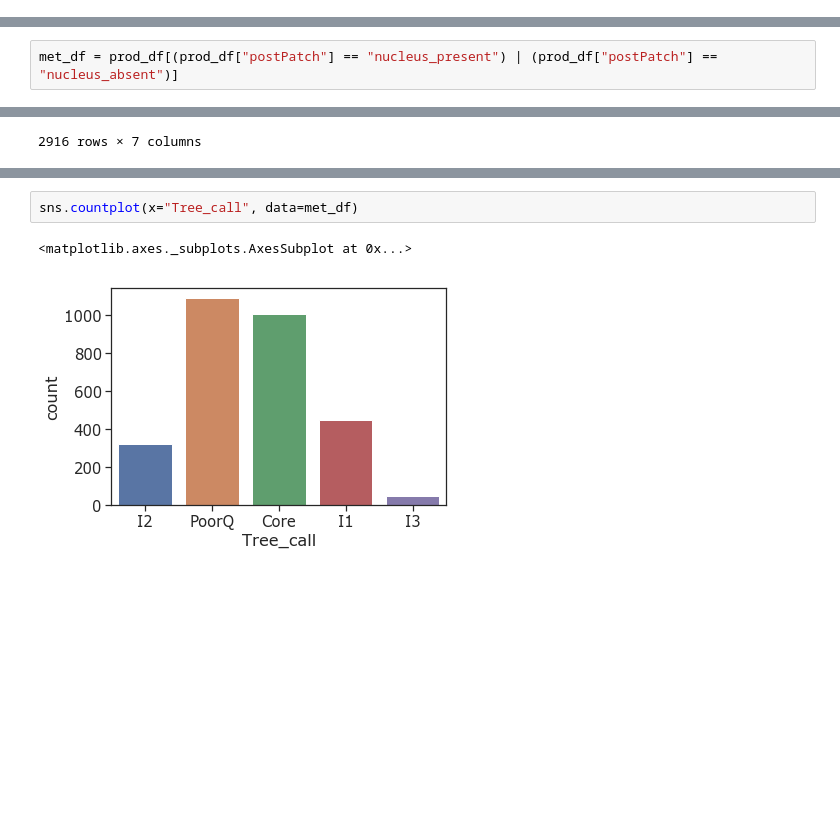
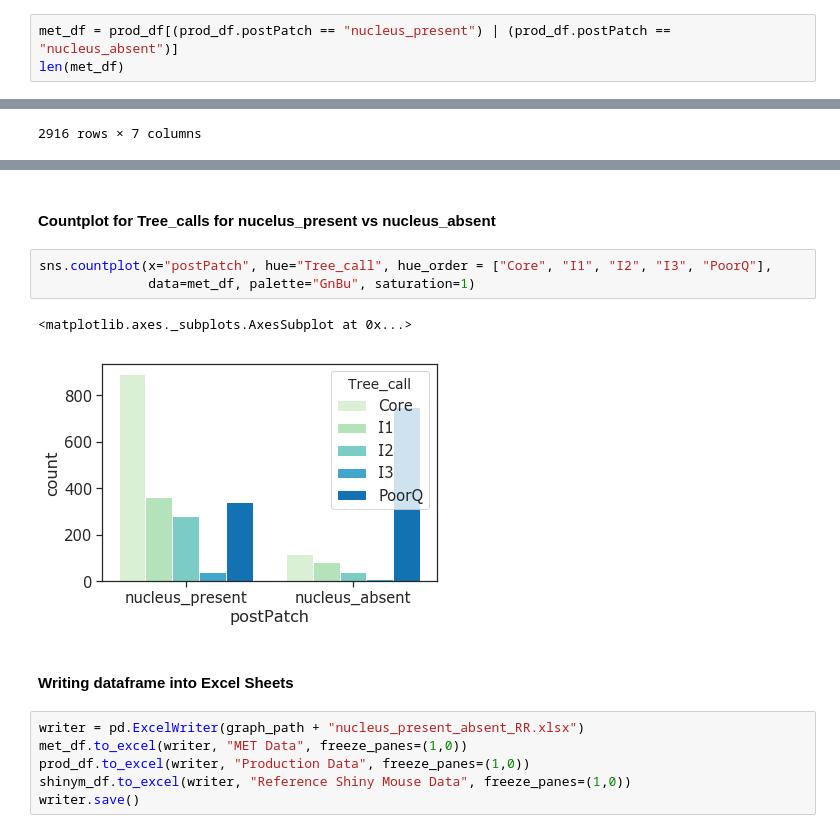
Before and after one commit to ramr24/Personal, a Jupyter notebook: ivscc_paper/template.ipynb, the cells around one changed output, grey strips where cells are left out. Drawn from its saved outputs; the diff is of its cells as text; blank space fills up the shorter version.

Commit message:
finished nuc graphs

```diff
--- a/ivscc_paper/template.ipynb
+++ b/ivscc_paper/template.ipynb
@@ -69,0 +74,3 @@ len(prod_df)
+# %%
+met_df = prod_df[(prod_df.postPatch == "nucleus_present") | (prod_df.postPatch == "nucleus_absent")]
+len(met_df)
@@ -76,2 +100,0 @@ array(['Nucleated', 'Partial-Nucleus', 'No-Seal', 'Entire-Cell',
-# %%
-met_df = prod_df[(prod_df["postPatch"] == "nucleus_present") | (prod_df["postPatch"] == "nucleus_absent")]
@@ -125,5 +206,16 @@ vioplt("Genes.Detected.CPM", "Number of genes", met_df)
+# %% [markdown]
+#### Countplot for Tree_calls for nucelus_present vs nucleus_absent
 # %%
-sns.countplot(x="Tree_call", data=met_df)
+sns.countplot(x="postPatch", hue="Tree_call", hue_order = ["Core", "I1", "I2", "I3", "PoorQ"],
+              data=met_df, palette="GnBu", saturation=1)
 # %% [output]
 <matplotlib.axes._subplots.AxesSubplot at 0x...>
-[figure, old version]
+[figure, new version]
+# %% [markdown]
+#### Writing dataframe into Excel Sheets
+# %%
+writer = pd.ExcelWriter(graph_path + "nucleus_present_absent_RR.xlsx")
+met_df.to_excel(writer, "MET Data", freeze_panes=(1,0))
+prod_df.to_excel(writer, "Production Data", freeze_panes=(1,0))
+shinym_df.to_excel(writer, "Reference Shiny Mouse Data", freeze_panes=(1,0))
+writer.save()
```
Also changed, not shown: parts of 23 cells of this notebook, 7 other files.
